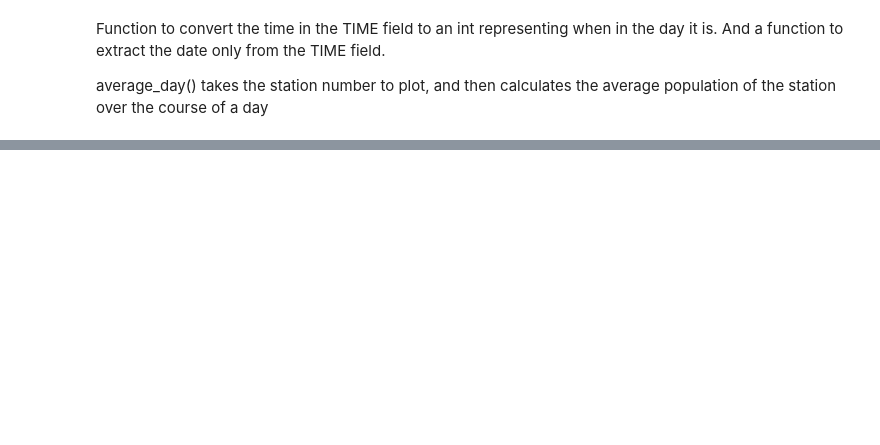
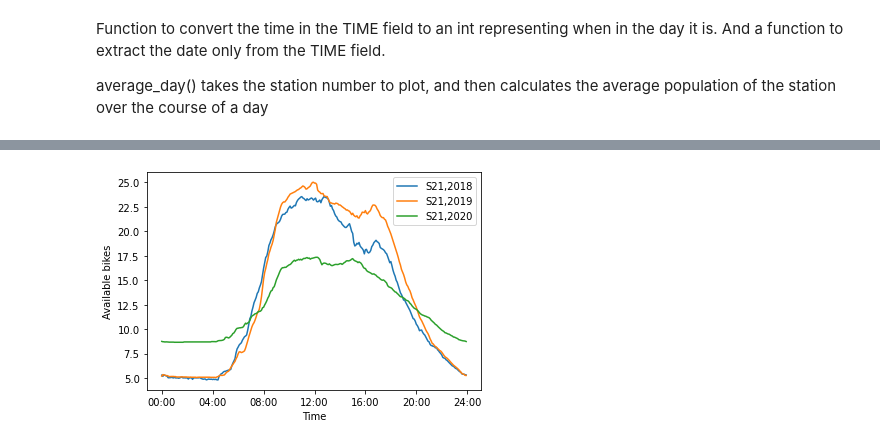
Before and after one commit to t1goe/FYP-bss-rebalancing, a Jupyter notebook: notebook.ipynb, the cells around one changed output, grey strips where cells are left out. Saved outputs shown, nothing was run; the diff lists cells and outputs as text; code cells hidden in the pictures; blank space fills up the shorter version.

```diff
--- a/notebook.ipynb
+++ b/notebook.ipynb
@@ -118,0 +166,10 @@ NameError: name 'times' is not defined
+# %%
+#Leinster Street South
+station = 21
+plot_average_day(station, 2018)
+plot_average_day(station, 2019)
+plot_average_day(station, 2020)
+
+show_average_day_plot()
+# %% [output]
+[figure, added]
```
Also changed, not shown: parts of 17 cells of this notebook.
